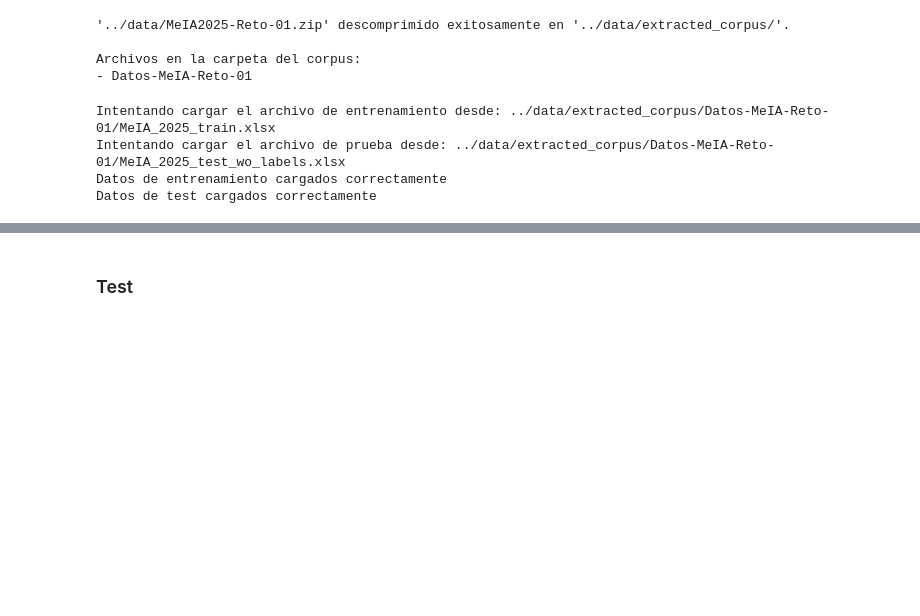
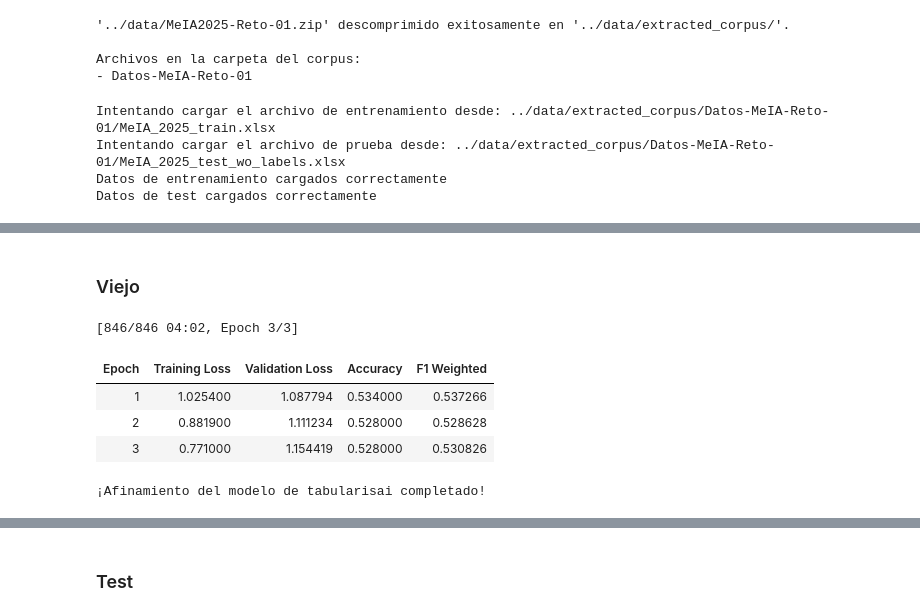
Before and after one commit to Joafp/Desafio_NLP_UNAM, a Jupyter notebook: notebooks/test.ipynb, the cells around one changed output, grey strips where cells are left out. Drawn from its saved outputs; the diff is of its cells as text; code cells hidden in the pictures; blank space fills up the shorter version.

```diff
--- a/notebooks/test.ipynb
+++ b/notebooks/test.ipynb
@@ -155,0 +191,71 @@ Name: count, dtype: int64
+# %% [markdown]
+### Viejo
+# %%
+# --- Asumimos que tu DataFrame 'df_train' ya está cargado ---
+
+# Preparar el DataFrame
+df_train_tabularisai = df_train.rename(columns={'Review': 'text', 'Polarity': 'label'})
+df_train_tabularisai['label'] = df_train_tabularisai['label'].apply(lambda x: int(x) - 1)
+
+dataset = Dataset.from_pandas(df_train_tabularisai)
+train_test_split = dataset.train_test_split(test_size=0.1)
+train_dataset = train_test_split['train']
+eval_dataset = train_test_split['test']
+
+# Cargar el tokenizador y el modelo que seleccionaste
+model_name = "tabularisai/multilingual-sentiment-analysis"
+tokenizer = AutoTokenizer.from_pretrained(model_name)
+model = AutoModelForSequenceClassification.from_pretrained(model_name, num_labels=5)
+
+def tokenize_function(examples):
+    return tokenizer(
+        examples["text"],
+        padding="max_length",
+        truncation=True,
+        max_length=256
+    )
+
+tokenized_train_dataset = train_dataset.map(tokenize_function, batched=True)
+tokenized_eval_dataset = eval_dataset.map(tokenize_function, batched=True)
+
+def compute_metrics(eval_pred):
+    logits, labels = eval_pred
+    predictions = np.argmax(logits, axis=-1)
+    f1 = f1_score(labels, predictions, average="weighted")
+    accuracy = accuracy_score(labels, predictions)
+    return {"accuracy": accuracy, "f1_weighted": f1}
+
+training_args = TrainingArguments(
+    output_dir="./results_tabularisai",
+    num_train_epochs=3,
+    learning_rate=2e-5, # Un learning rate bajo es bueno para el fine-tuning
+    per_device_train_batch_size=16,
+    per_device_eval_batch_size=16,
+    warmup_steps=100,
+    weight_decay=0.01,
+    logging_dir='./logs_tabularisai',
+    logging_steps=10,
+    eval_strategy="epoch",
+    save_strategy="epoch",
+    load_best_model_at_end=True,
+)
+
+trainer = Trainer(
+    model=model,
+    args=training_args,
+    train_dataset=tokenized_train_dataset,
+    eval_dataset=tokenized_eval_dataset,
+    compute_metrics=compute_metrics,
+)
+
+# Iniciar el afinamiento
+trainer.train()
+
+print("¡Afinamiento del modelo de tabularisai completado!")
+# %% [output]
+[846/846 04:02, Epoch 3/3]
+| Epoch | Training Loss | Validation Loss | Accuracy | F1 Weighted |
+| 1 | 1.025400 | 1.087794 | 0.534000 | 0.537266 |
+| 2 | 0.881900 | 1.111234 | 0.528000 | 0.528628 |
+| 3 | 0.771000 | 1.154419 | 0.528000 | 0.530826 |
+¡Afinamiento del modelo de tabularisai completado!
```
Also changed, not shown: parts of 25 cells of this notebook, 3 other files.
